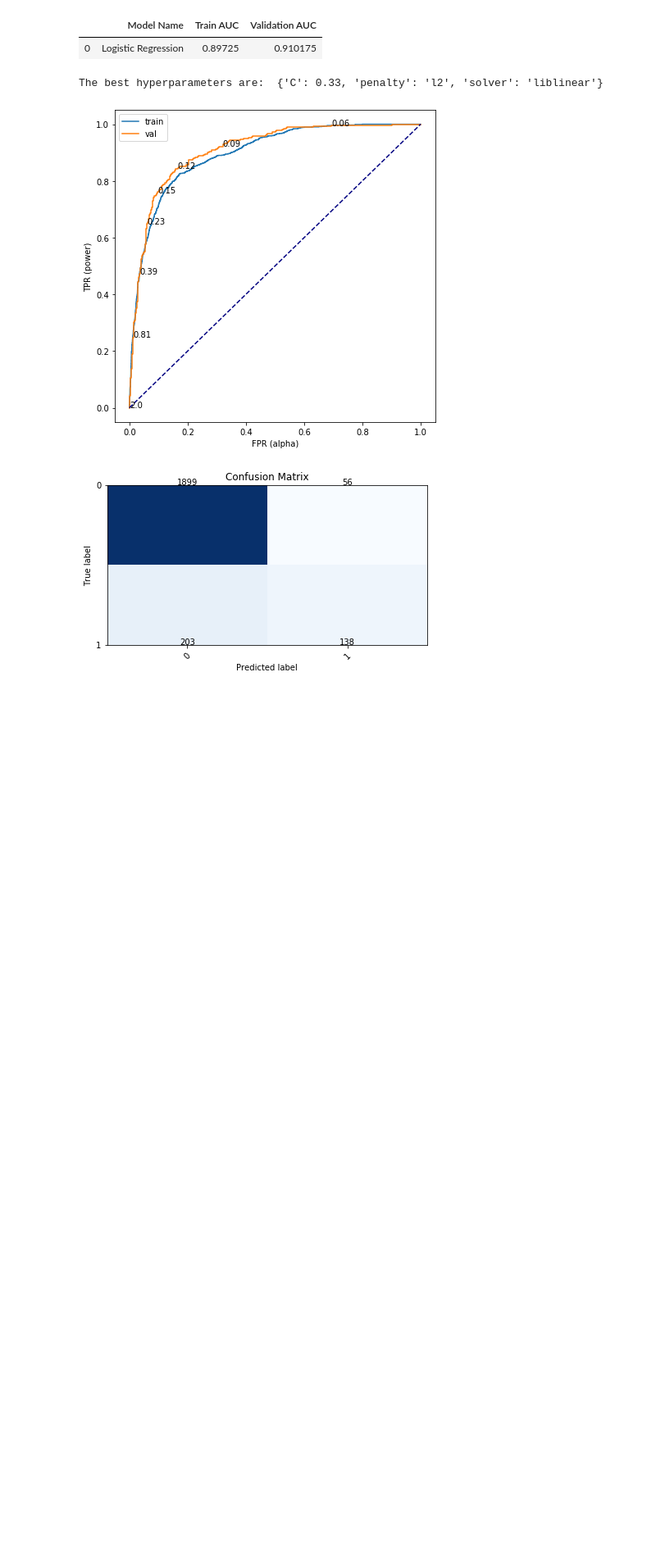
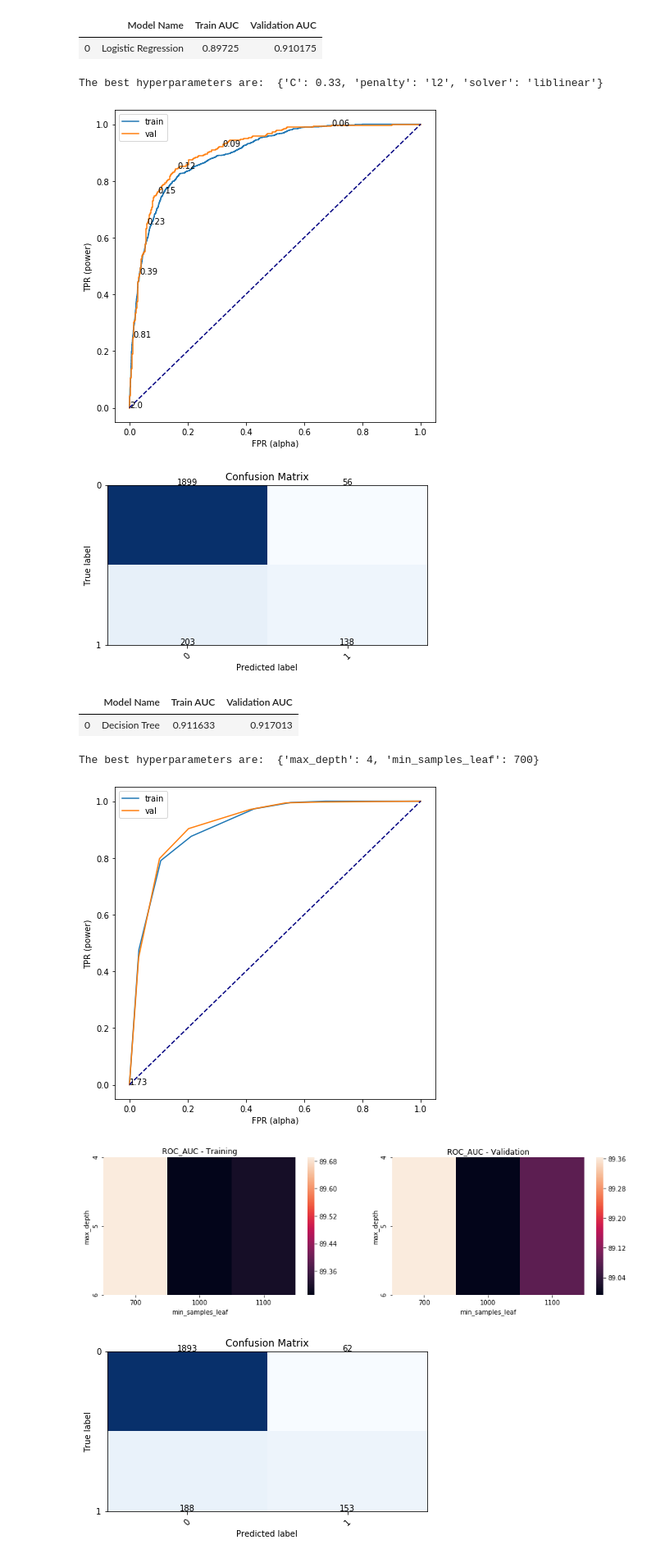
Before and after one commit to nielsbclausen/Mod_5_Project, a Jupyter notebook: niels_nb.ipynb, the cells around one changed output. Shown at 82% size. Cells and saved outputs as stored; diff of their text form; code cells hidden in the pictures; blank space fills up the shorter version.

```diff
--- a/niels_nb.ipynb
+++ b/niels_nb.ipynb
@@ -175,13 +177,13 @@ class Classification():
             best_score = 0.0
             for k in range(min_k, max_k+1, 2):
                 knn = KNeighborsClassifier(n_neighbors=k)
-                knn.fit(X_train, y_train)
+                knn.fit(self.x_train, self.y_train)
                 preds = knn.predict(X_test)
                 f1 = f1_score(y_test, preds)
                 if f1 > best_score:
                     best_k = k
                     best_score = f1
-            self.fitting = KNeighborsClassifier(n_neighbours = best_k)
+            self.fitting = KNeighborsClassifier(n_neighbors = best_k)
 #         elif SVM
 #         elif Naive Bayes
 
@@ -314,7 +316,7 @@ class Classification():
 
 
     def plot_decision_tree(self):
-        if self.model_type == "Decision Tree":
+        if self.model == "Decision Tree":
             plt.figure(figsize=(22,22))
             tree.plot_tree(self.best_model.fit(self.x_train,self.y_train))
         else:
@@ -350,0 +351,17 @@ skf = StratifiedKFold(n_splits=5)
+# %%
+dtree = Classification('Decision Tree', X_train_v, X_val, y_train_v, y_val)
+
+param_grid = {'max_depth':[4,5,6],                 # The maximum depth of the tree
+              'min_samples_leaf':[700,1000,1100]}  # The minimum number of samples required to be at a leaf node
+
+dtree.get_scores(param_grid,skf)
+dtree.opt_plots()
+dtree.show_conf_matrix()
+dtree.plot_decision_tree()
+# %% [output]
+|  | Model Name | Train AUC | Validation AUC |
+| 0 | Decision Tree | 0.911633 | 0.917013 |
+The best hyperparameters are:  {'max_depth': 4, 'min_samples_leaf': 700}
+[figure, added]
+[figure, added]
+[figure, added]
```
Also changed, not shown: parts of 7 cells of this notebook.
